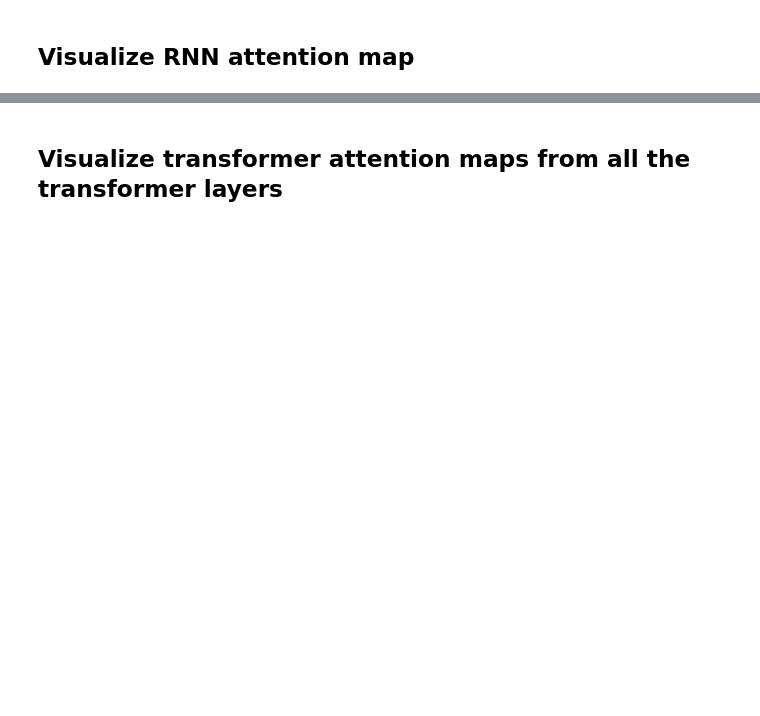
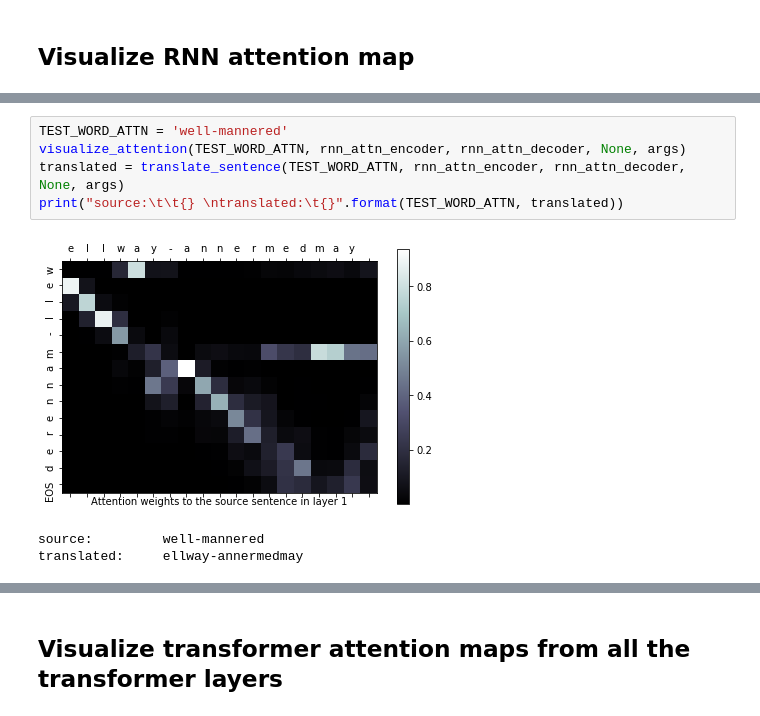
Before and after one commit to RahmanQureshi/csc421, a Jupyter notebook: pa3/nmt.ipynb, the cells around one changed output, grey strips where cells are left out. Saved outputs shown, nothing was run; the diff lists cells and outputs as text; blank space fills up the shorter version.

```diff
--- a/pa3/nmt.ipynb
+++ b/pa3/nmt.ipynb
@@ -1184,0 +1447,9 @@ visualize_attention(TEST_WORD_ATTN, rnn_attn_encoder, rnn_attn_decoder, None, ar
+# %%
+TEST_WORD_ATTN = 'well-mannered'
+visualize_attention(TEST_WORD_ATTN, rnn_attn_encoder, rnn_attn_decoder, None, args)
+translated = translate_sentence(TEST_WORD_ATTN, rnn_attn_encoder, rnn_attn_decoder, None, args)
+print("source:\t\t{} \ntranslated:\t{}".format(TEST_WORD_ATTN, translated))
+# %% [output]
+[figure, added]
+source:         well-mannered
+translated:     ellway-annermedmay
```
Also changed, not shown: parts of 25 cells of this notebook.
